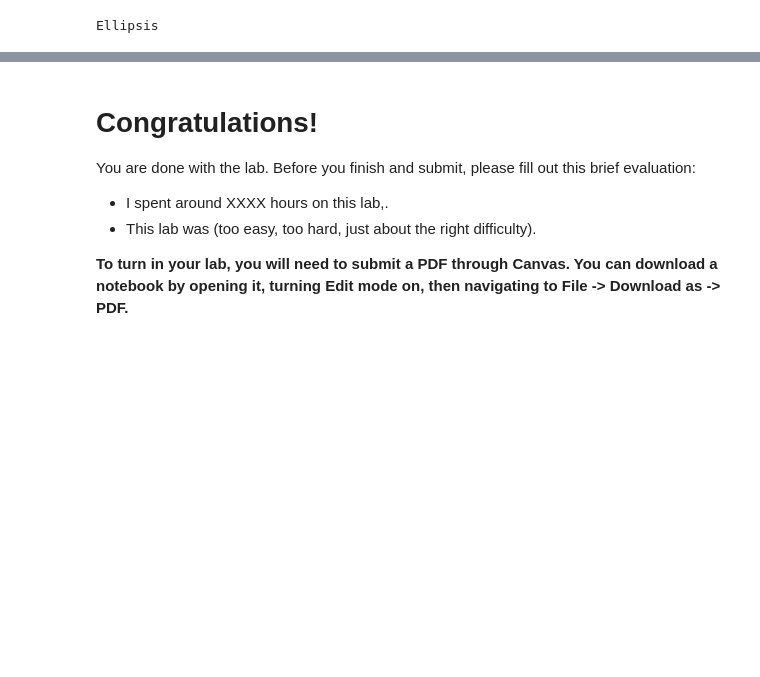
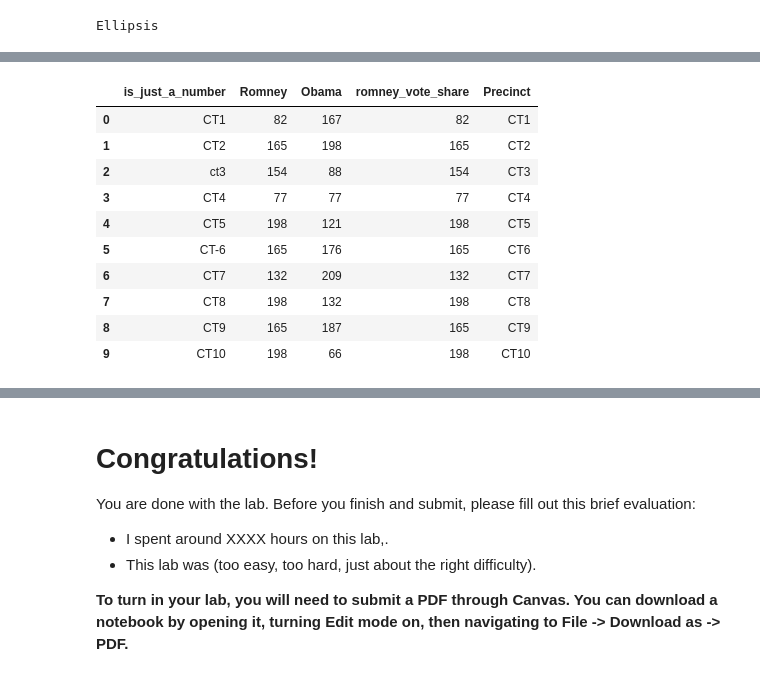
Before and after one commit to joshuakalla/data_science_campaigns, a Jupyter notebook: Labs/Lab2/lab02.ipynb, the cells around one changed output, grey strips where cells are left out. Saved outputs shown, nothing was run; the diff lists cells and outputs as text; code cells hidden in the pictures; blank space fills up the shorter version.

```diff
--- a/Labs/Lab2/lab02.ipynb
+++ b/Labs/Lab2/lab02.ipynb
@@ -579,0 +661,24 @@ Ellipsis
+# %%
+# Make your changes to ct12 here.
+
+# First, rename your column.
+# For a hint, see https://www.interviewqs.com/ddi_code_snippets/rename_columns
+
+# Second, fix ct3 and CT-6.
+# You will need something like: data["name"]= data["name"].replace("Josh", "Joshua")
+# You can read more at https://www.geeksforgeeks.org/python-pandas-series-str-replace-to-replace-text-in-a-series/
+
+# Check your work
+ct12
+# %% [output]
+|  | is_just_a_number | Romney | Obama | romney_vote_share | Precinct |
+| 0 | CT1 | 82 | 167 | 82 | CT1 |
+| 1 | CT2 | 165 | 198 | 165 | CT2 |
+| 2 | ct3 | 154 | 88 | 154 | CT3 |
+| 3 | CT4 | 77 | 77 | 77 | CT4 |
+| 4 | CT5 | 198 | 121 | 198 | CT5 |
+| 5 | CT-6 | 165 | 176 | 165 | CT6 |
+| 6 | CT7 | 132 | 209 | 132 | CT7 |
+| 7 | CT8 | 198 | 132 | 198 | CT8 |
+| 8 | CT9 | 165 | 187 | 165 | CT9 |
+| 9 | CT10 | 198 | 66 | 198 | CT10 |
```
Also changed, not shown: parts of 10 cells of this notebook.
